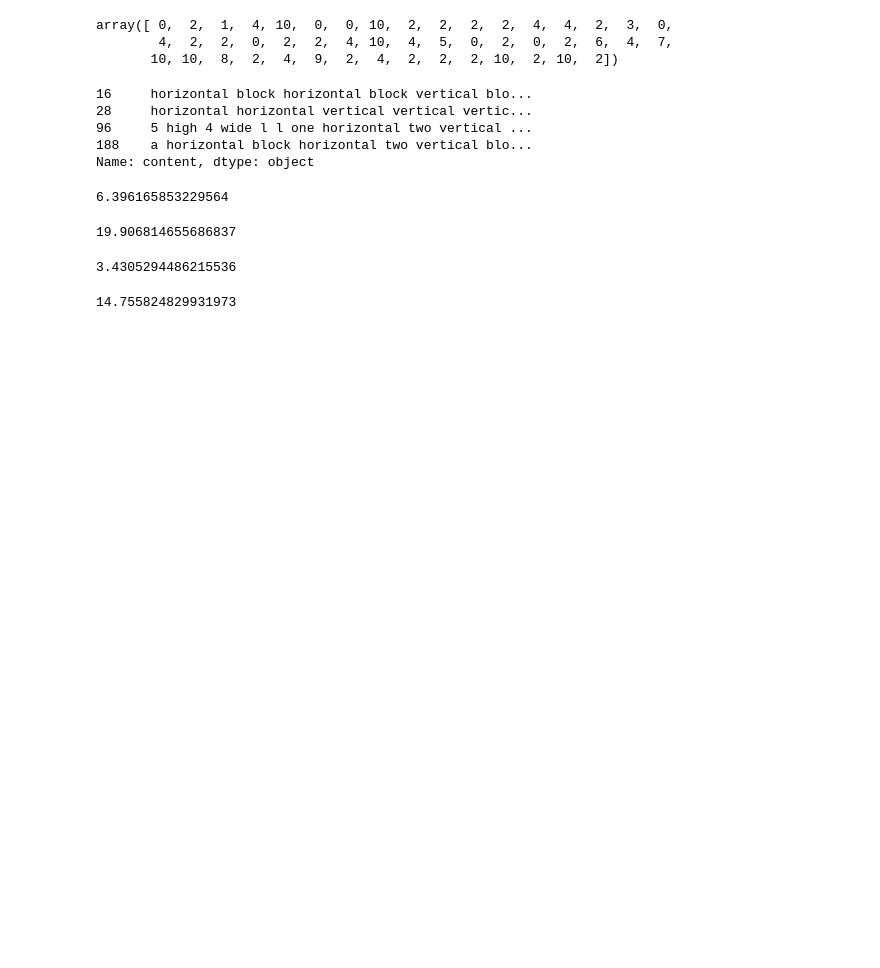
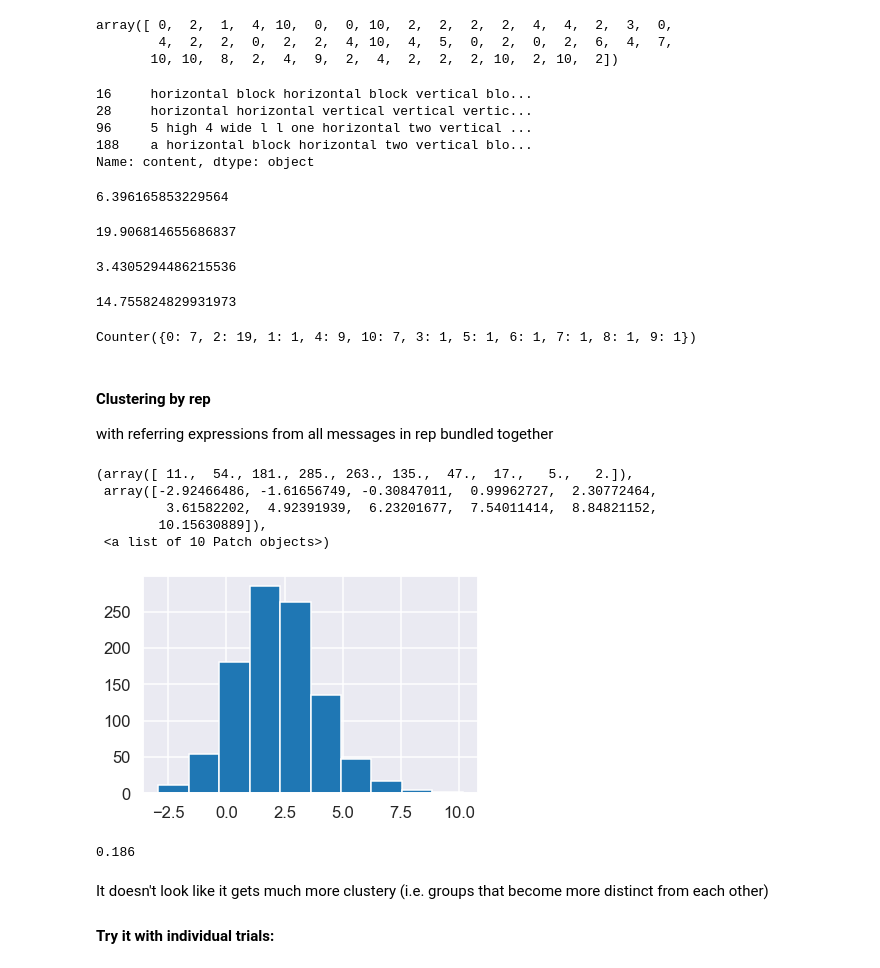
Before and after one commit to cogtoolslab/compositional-abstractions, a Jupyter notebook: analysis/compabs_ORLR20.ipynb, the cells around one changed output. Cells and saved outputs as stored; diff of their text form; code cells hidden in the pictures; blank space fills up the shorter version.

```diff
--- a/analysis/compabs_ORLR20.ipynb
+++ b/analysis/compabs_ORLR20.ipynb
@@ -773,3 +859,11 @@ within_group_variability(r3_clustering, r3_mat)
 between_group_variability(r3_clustering, r3_mat)
 # %% [output]
 14.755824829931973
+# %%
+label_counter
+# %% [output]
+Counter({0: 7, 2: 19, 1: 1, 4: 9, 10: 7, 3: 1, 5: 1, 6: 1, 7: 1, 8: 1, 9: 1})
+# %% [markdown]
+#### Clustering by rep
+
+with referring expressions from all messages in rep bundled together
@@ -775,0 +917,70 @@ between_group_variability(r3_clustering, r3_mat)
+# %%
+# Bootstrap sample 49 ppts and get diff in F-stat for each one
+
+n = df_refexp['gameid'].nunique()
+n_indices = list(range(0,n))
+ppts = df_refexp['gameid'].unique()
+nIters = 1000
+
+r0_Fs = np.zeros(nIters)
+r3_Fs = np.zeros(nIters)
+r0_within_vars = np.zeros(nIters)
+r3_within_vars = np.zeros(nIters)
+r0_between_vars = np.zeros(nIters)
+r3_between_vars = np.zeros(nIters)
+F_differences = np.zeros(nIters)
+
+r0_clustering_original = AffinityPropagation(random_state=0, damping=0.5).fit(r0_mat)
+r3_clustering_original = AffinityPropagation(random_state=0, damping=0.5).fit(r3_mat)
+
+seed = 0
+
+for i in range(0,nIters): #1000 times
+
+    seed += 1
+#     rep1_random_state = seed # Use same sample across reps
+#     rep3_random_state = seed # Use same sample across reps
+
+#     # random clustering (before sampling ppts)
+#     r0_clustering_original = AffinityPropagation(random_state=seed).fit(r0_mat)
+#     r3_clustering_original = AffinityPropagation(random_state=seed).fit(r3_mat)
+
+    np.random.seed(seed)
+    ppt_sample = [np.random.choice(n_indices, ) for _ in n_indices]
+    #ppt_sample = range(0, len(ppts))
+
+    r0_new_labels = r0_clustering_original.labels_[ppt_sample]
+    r3_new_labels = r3_clustering_original.labels_[ppt_sample]
+
+    r0_Fs[i], r0_between_vars[i], r0_within_vars[i] = F_stat(r0_clustering, r0_mat[ppt_sample], labels = r0_new_labels, filter_n_1 = True)
+    r3_Fs[i], r3_between_vars[i], r3_within_vars[i] = F_stat(r3_clustering, r3_mat[ppt_sample], labels = r3_new_labels, filter_n_1 = True)
+
+#     r0_Fs[i] = r0_F
+#     r3_Fs[i] = r3_F
+#     r0_F[i] = F_stat(r0_clustering, r0_mat[ppt_sample], labels = r0_new_labels)
+#     r3_F[i] = F_stat(r3_clustering, r3_mat[ppt_sample], labels = r3_new_labels)
+    F_differences[i] = r3_Fs[i] - r0_Fs[i]
+
+#     fig, ax = plt.subplots()
+#     ax.axis('off')
+#     ax.imshow(np.triu(rep1_distances))
+#     fig, ax = plt.subplots()
+#     ax.axis('off')
+#     ax.imshow(np.triu(rep4_distances))
+
+plt.hist(F_differences)
+# %% [output]
+(array([ 11.,  54., 181., 285., 263., 135.,  47.,  17.,   5.,   2.]),
+ array([-2.92466486, -1.61656749, -0.30847011,  0.99962727,  2.30772464,
+         3.61582202,  4.92391939,  6.23201677,  7.54011414,  8.84821152,
+        10.15630889]),
+ <a list of 10 Patch objects>)
+[figure, added]
+# %%
+(sum(F_differences <0)/nIters)*2
+# %% [output]
+0.186
+# %% [markdown]
+It doesn't look like it gets much more clustery (i.e. groups that become more distinct from each other)
+
+#### Try it with individual trials:
```
Also changed, not shown: parts of 71 cells of this notebook.
